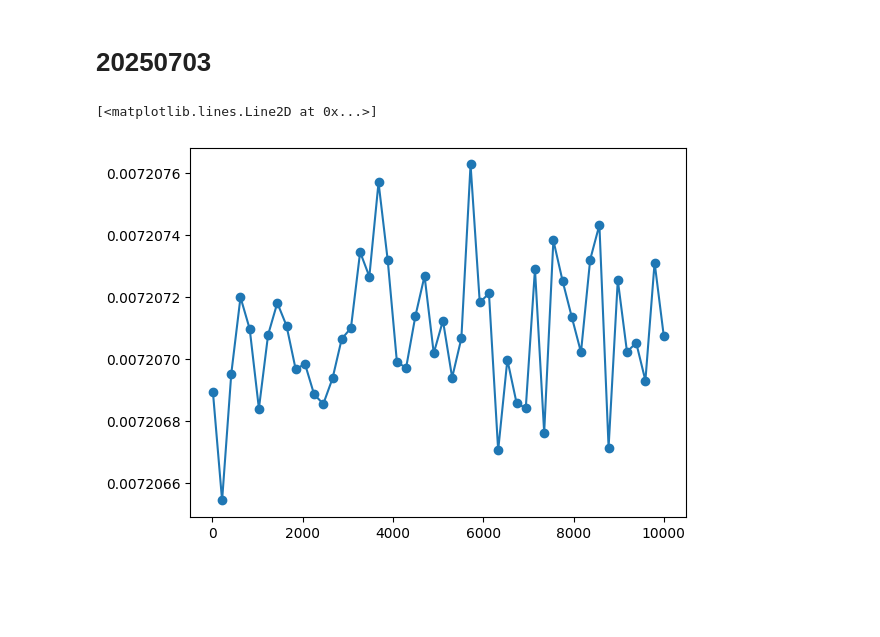
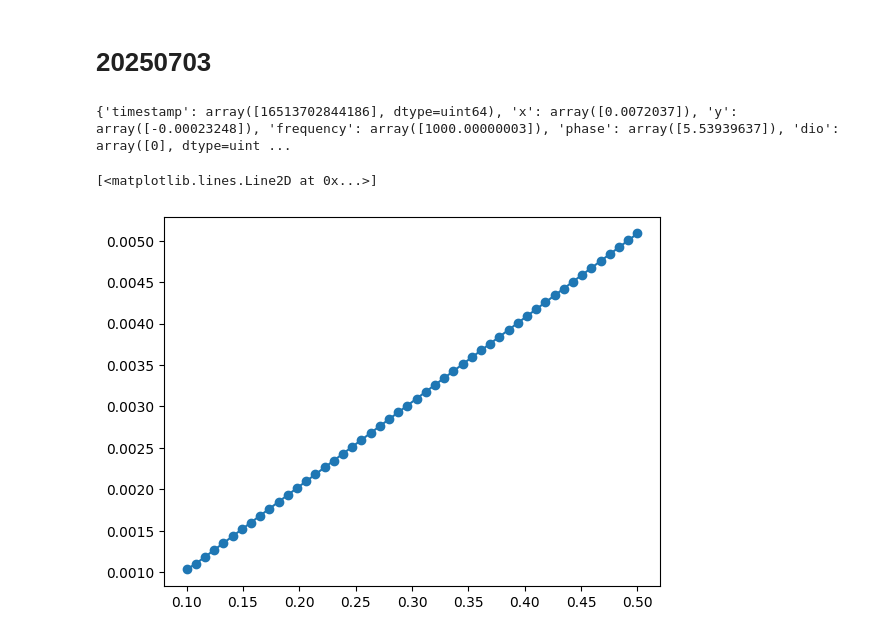
Before and after one commit to 44hsiang/SET, a Jupyter notebook: ZI_MFLI.ipynb, the cells around one changed output. Drawn from its saved outputs; the diff is of its cells as text; code cells hidden in the pictures; blank space fills up the shorter version.

```diff
--- a/ZI_MFLI.ipynb
+++ b/ZI_MFLI.ipynb
@@ -156,6 +162,11 @@ mfli = MFLI(
     host      = SERVER_HOST,
     interface = "pcie",
 )
+# %%
+v_complex = mfli.demods[0].sample()  # 回傳 x + i·y (單位 Vrms)
+print(v_complex)
+# %% [output]
+{'timestamp': array([16513702844186], dtype=uint64), 'x': array([0.0072037]), 'y': array([-0.00023248]), 'frequency': array([1000.00000003]), 'phase': array([5.53939637]), 'dio': array([0], dtype=uint ...
 # %%
 def basic_mfli_setup(mfli, V_exc, frequency):
     OUT_CH   = 0
@@ -188,16 +199,15 @@ def basic_mfli_setup(mfli, V_exc, frequency):
     return mfli
 # %%
 sweep_voltage = np.linspace(0.1, 0.5, 50)
-sweep_frequency = np.linspace(10, 10e3, 50)
 DEMOD = 0
 R = []
-for i in range(len(sweep_frequency)):
-    setup = basic_mfli_setup(mfli,V_exc=sweep_frequency[i]*np.sqrt(2),frequency=1e3)
+for i in range(len(sweep_voltage)):
+    setup = basic_mfli_setup(mfli,V_exc=sweep_voltage[i]*np.sqrt(2),frequency=1e3)
     time.sleep(0.1)  # Allow time for settings to stabilize
     result = mfli.demods[DEMOD].sample()
     R.append(np.sqrt(result['x']**2 + result['y']**2))
 
-plt.plot(sweep_frequency, np.array(R), marker='o')
+plt.plot(sweep_voltage, np.array(R), marker='o')
 # %% [output]
 [<matplotlib.lines.Line2D at 0x...>]
-[figure, old version]
+[figure, new version]
```
Also changed, not shown: parts of 32 cells of this notebook, 1 other file.
